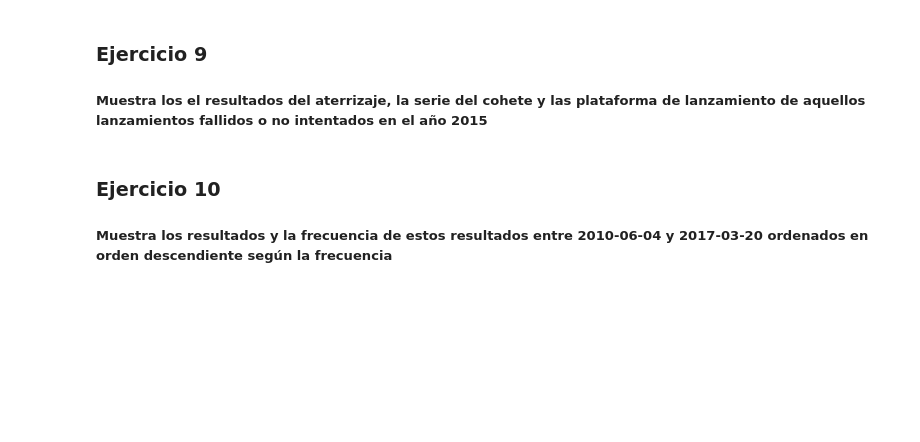
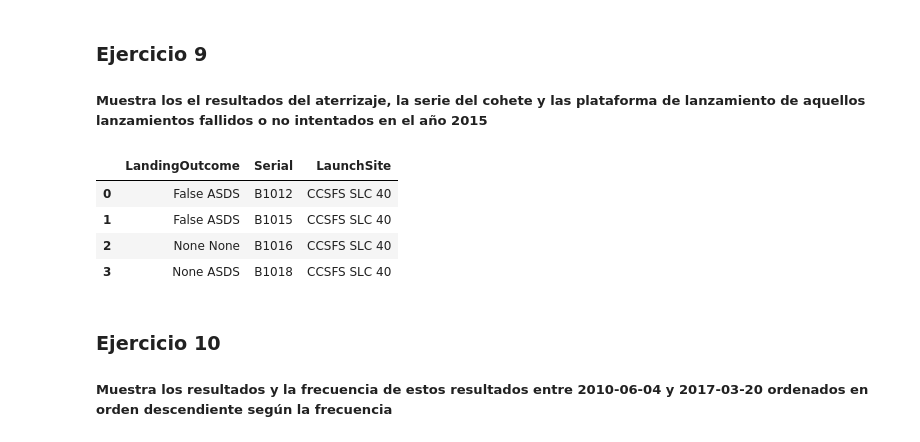
Before and after one commit to cristinaescriche/Curso-de-Cloud, a Jupyter notebook: Día 05/SpaceX - 3 -EDA Using SQL.ipynb, the cells around one changed output. Saved outputs shown, nothing was run; the diff lists cells and outputs as text; code cells hidden in the pictures; blank space fills up the shorter version.

```diff
--- a/Día 05/SpaceX - 3 -EDA Using SQL.ipynb
+++ b/Día 05/SpaceX - 3 -EDA Using SQL.ipynb
@@ -119,6 +201,18 @@ df
 ### Ejercicio 9
 
 ##### Muestra los el resultados del aterrizaje, la serie del cohete y las plataforma de lanzamiento de aquellos lanzamientos fallidos o no intentados en el año 2015
+# %%
+query = """select LandingOutcome, Serial, LaunchSite from SPACEXTBL
+WHERE Class = 0
+And Date LIKE '2015%';"""
+df  = pd.read_sql(query, con = engine )
+df
+# %% [output]
+|  | LandingOutcome | Serial | LaunchSite |
+| 0 | False ASDS | B1012 | CCSFS SLC 40 |
+| 1 | False ASDS | B1015 | CCSFS SLC 40 |
+| 2 | None None | B1016 | CCSFS SLC 40 |
+| 3 | None ASDS | B1018 | CCSFS SLC 40 |
 # %% [markdown]
 ### Ejercicio 10
 
```
Also changed, not shown: parts of 12 cells of this notebook.
